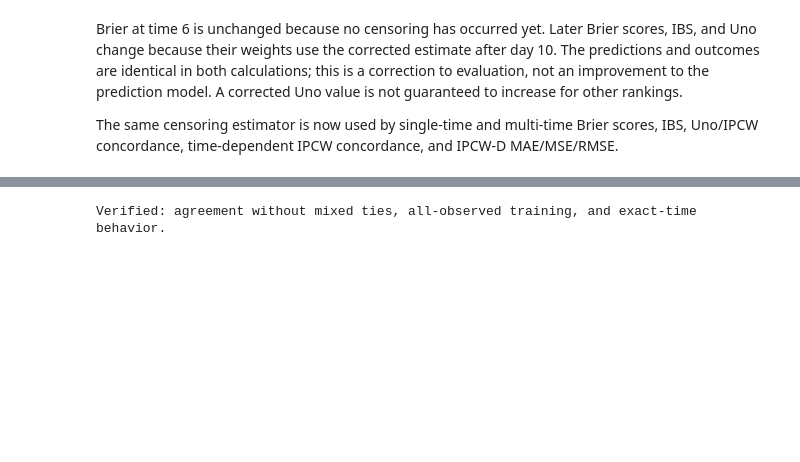
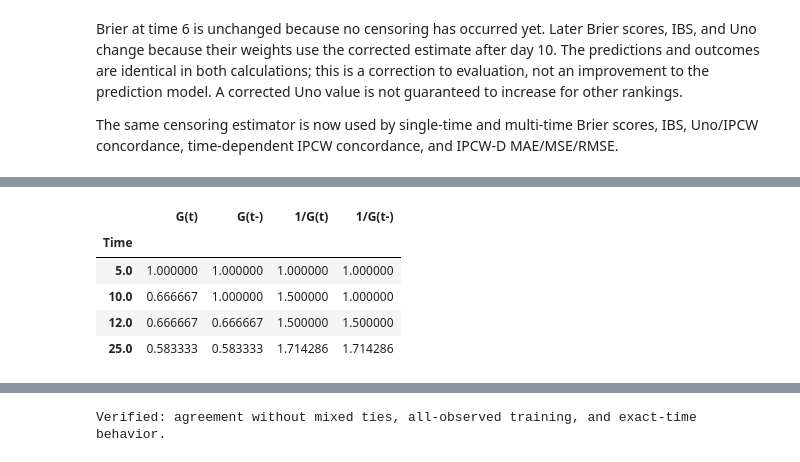
Before and after one commit to shi-ang/SurvivalEVAL, a Jupyter notebook: examples/Reverse_Kaplan_Meier_IPCW.ipynb, the cells around one changed output, grey strips where cells are left out. Saved outputs shown, nothing was run; the diff lists cells and outputs as text; code cells hidden in the pictures; blank space fills up the shorter version.

Commit message:
Illustrate left-limit IPCW weighting for version 0.9.0

```diff
--- a/examples/Reverse_Kaplan_Meier_IPCW.ipynb
+++ b/examples/Reverse_Kaplan_Meier_IPCW.ipynb
@@ -283,0 +295,23 @@ The same censoring estimator is now used by single-time and multi-time Brier sco
+# %%
+weight_times = np.array([5.0, 10.0, 12.0, 25.0])
+g_right = new_g.predict(weight_times)
+g_left = new_g.predict(weight_times, side="left")
+np.testing.assert_allclose(g_right, [1, 2 / 3, 2 / 3, 7 / 12])
+np.testing.assert_allclose(g_left, [1, 1, 2 / 3, 7 / 12])
+
+pd.DataFrame(
+    {
+        "G(t)": g_right,
+        "G(t-)": g_left,
+        "1/G(t)": 1 / g_right,
+        "1/G(t-)": 1 / g_left,
+    },
+    index=pd.Index(weight_times, name="Time"),
+).round(6)
+# %% [output]
+|  | G(t) | G(t-) | 1/G(t) | 1/G(t-) |
+| Time |  |  |  |  |
+| 5.0 | 1.000000 | 1.000000 | 1.000000 | 1.000000 |
+| 10.0 | 0.666667 | 1.000000 | 1.500000 | 1.000000 |
+| 12.0 | 0.666667 | 0.666667 | 1.500000 | 1.500000 |
+| 25.0 | 0.583333 | 0.583333 | 1.714286 | 1.714286 |
```
Also changed, not shown: parts of 11 cells of this notebook.
